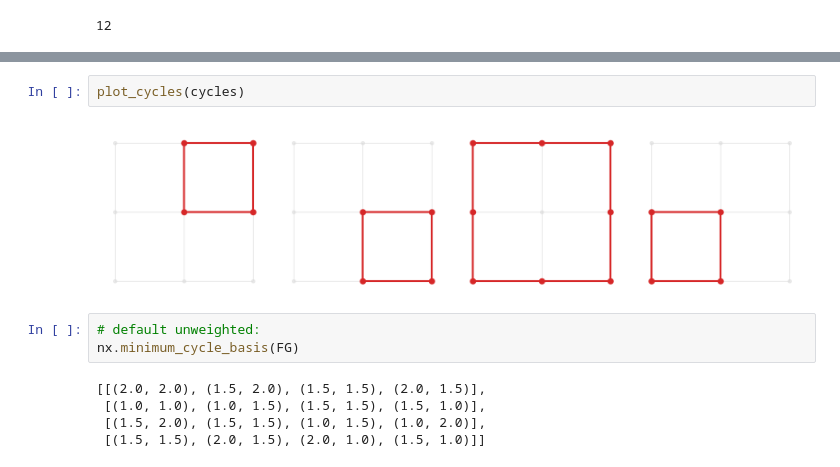
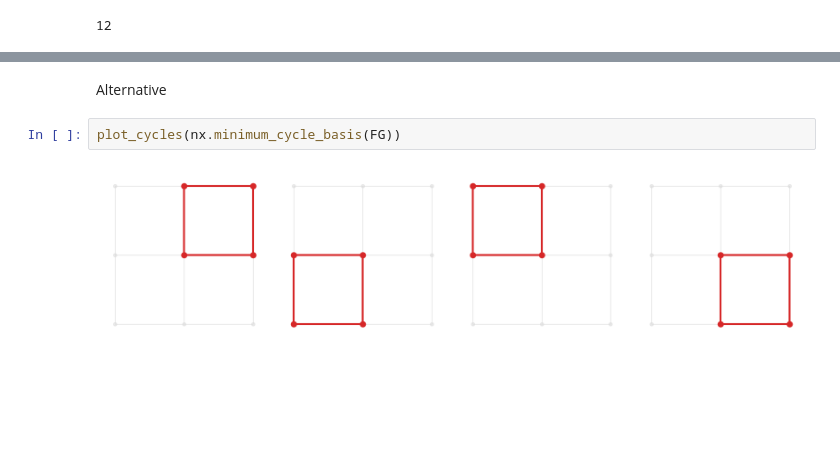
Before and after one commit to rsnemmen/perimeter-product, a Jupyter notebook: algorithm.ipynb, the cells around one changed output, grey strips where cells are left out. Cells and saved outputs as stored; diff of their text form; blank space fills up the shorter version.

Commit message:
voila! the answer is minimum_cycle_basis

```diff
--- a/algorithm.ipynb
+++ b/algorithm.ipynb
@@ -435,12 +427,6 @@ def plot_cycles(cycles, cols=4):
-# %%
-plot_cycles(cycles)
-# %% [output]
-[figure, removed]
+# %% [markdown]
+Alternative
 # %%
-# default unweighted:
-nx.minimum_cycle_basis(FG)
+plot_cycles(nx.minimum_cycle_basis(FG))
 # %% [output]
-[[(2.0, 2.0), (1.5, 2.0), (1.5, 1.5), (2.0, 1.5)],
- [(1.0, 1.0), (1.0, 1.5), (1.5, 1.5), (1.5, 1.0)],
- [(1.5, 2.0), (1.5, 1.5), (1.0, 1.5), (1.0, 2.0)],
- [(1.5, 1.5), (2.0, 1.5), (2.0, 1.0), (1.5, 1.0)]]
+[figure, added]
```
Also changed, not shown: parts of 6 cells of this notebook.
